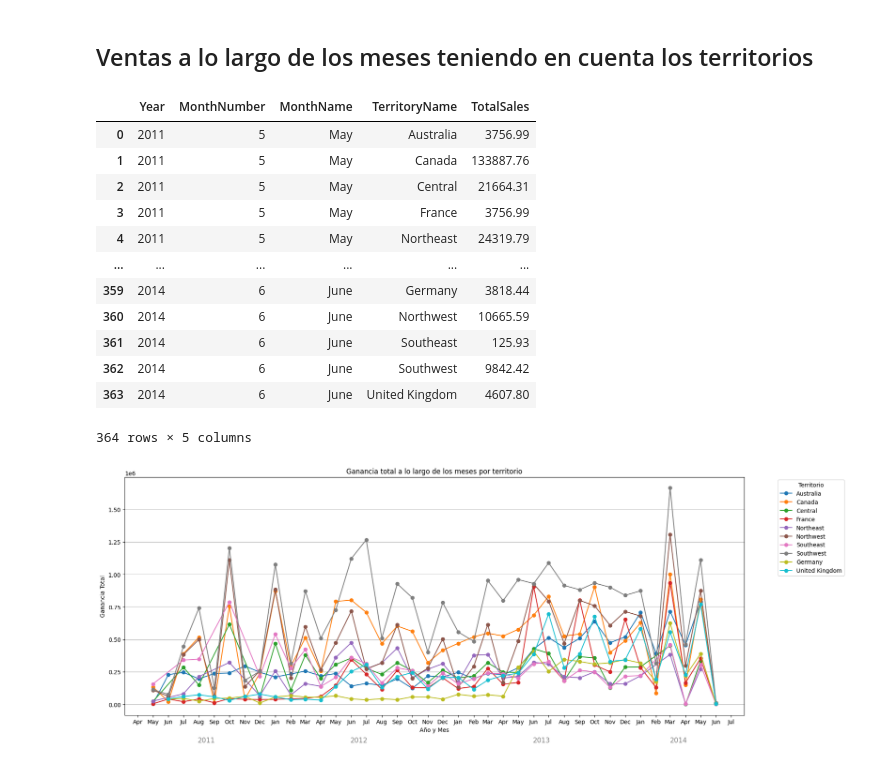
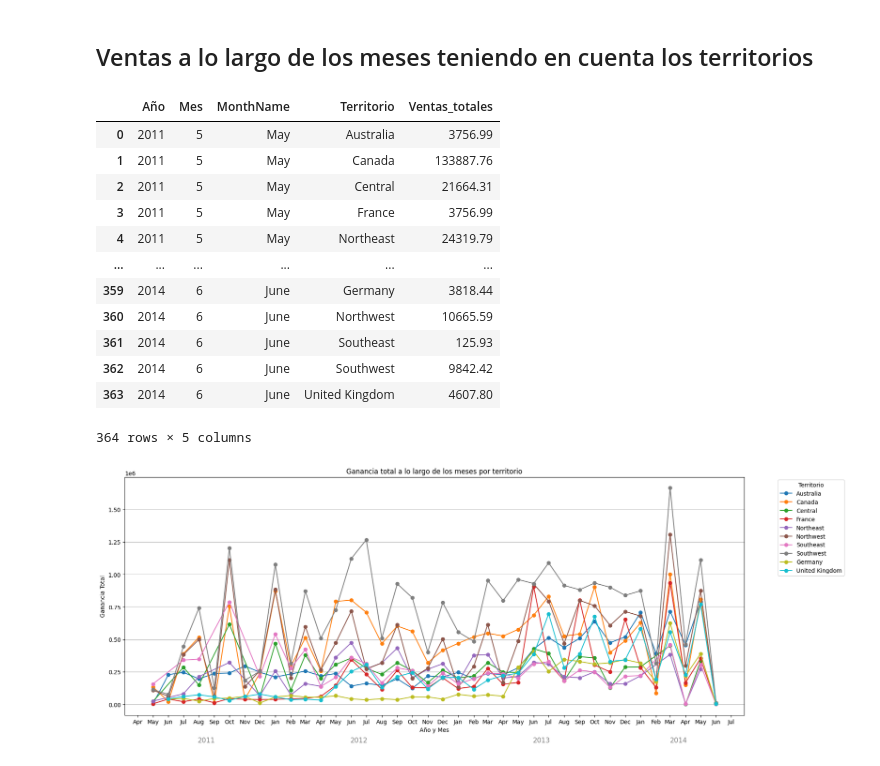
Before and after one commit to fedepicado/Series-temporales-con-SQL, a Jupyter notebook: Analisis descriptivo.ipynb, the cells around one changed output. Drawn from its saved outputs; the diff is of its cells as text; code cells hidden in the pictures.

```diff
--- a/Analisis descriptivo.ipynb
+++ b/Analisis descriptivo.ipynb
@@ -108,22 +105,21 @@ plt.show()
 # Consulta modificada para mostrar la rentabilidad de los territorios a lo largo de los años
 query = """
 SELECT
-    YEAR(soh.OrderDate) AS Year,
-    st.Name AS TerritoryName,
-    SUM(soh.TotalDue) AS TotalSales
-FROM
-    Sales.SalesOrderHeader soh
+    YEAR(soh.OrderDate) AS Año,
+    st.Name AS Territorio,
+    SUM(soh.TotalDue) AS Ventas_totales
+FROM Sales.SalesOrderHeader soh
     JOIN Sales.SalesTerritory st ON soh.TerritoryID = st.TerritoryID
 GROUP BY YEAR(soh.OrderDate), st.Name
-ORDER BY Year ASC, TotalSales DESC;
+ORDER BY Año ASC, Ventas_totales DESC;
 """
 territorios_ventas_anio = pd.read_sql(query, engine)
 
 # Gráfico de la rentabilidad de los territorios a lo largo de los años
 plt.figure(figsize=(16,7))
-for territorio in territorios_ventas_anio['TerritoryName'].unique():
-    datos_territorio = territorios_ventas_anio[territorios_ventas_anio['TerritoryName'] == territorio]
-    plt.plot(datos_territorio['Year'], datos_territorio['TotalSales'], marker='o', label=territorio)
+for territorio in territorios_ventas_anio['Territorio'].unique():
+    datos_territorio = territorios_ventas_anio[territorios_ventas_anio['Territorio'] == territorio]
+    plt.plot(datos_territorio['Año'], datos_territorio['Ventas_totales'], marker='o', label=territorio)
 
 plt.xlabel('Año')
 plt.ylabel('Ganancia')
@@ -228,20 +221,16 @@ plt.show()
 # %%
 query = """
 SELECT
-    YEAR(soh.OrderDate) AS Year,
-    MONTH(soh.OrderDate) AS MonthNumber,
+    YEAR(soh.OrderDate) AS Año,
+    MONTH(soh.OrderDate) AS Mes,
     DATENAME(MONTH, soh.OrderDate) AS MonthName,
-    st.Name AS TerritoryName,
-    ROUND(SUM(soh.TotalDue), 2) AS TotalSales
+    st.Name AS Territorio,
+    ROUND(SUM(soh.TotalDue), 2) AS Ventas_totales
 FROM
     Sales.SalesOrderHeader soh
     LEFT JOIN Sales.SalesTerritory st ON soh.TerritoryID = st.TerritoryID
-GROUP BY
-    YEAR(soh.OrderDate),
-    MONTH(soh.OrderDate),
-    DATENAME(MONTH, soh.OrderDate),
-    st.Name
-ORDER BY Year ASC, MonthNumber ASC, TerritoryName ASC;
+GROUP BY YEAR(soh.OrderDate), MONTH(soh.OrderDate), DATENAME(MONTH, soh.OrderDate), st.Name
+ORDER BY Año ASC, Mes ASC, Territorio ASC;
 """
 
 ventas_por_anio_mes_territorio = pd.read_sql(query, engine)
@@ -249,18 +238,18 @@ display(ventas_por_anio_mes_territorio)
 
 # Crear una columna de fecha para el eje X
 ventas_por_anio_mes_territorio['Fecha'] = pd.to_datetime(
-    ventas_por_anio_mes_territorio['Year'].astype(str) + '-' + ventas_por_anio_mes_territorio['MonthNumber'].astype(str) + '-01'
+    ventas_por_anio_mes_territorio['Año'].astype(str) + '-' + ventas_por_anio_mes_territorio['Mes'].astype(str) + '-01'
 )
 
 plt.figure(figsize=(16,7))
 
 # Graficar una línea por territorio
-territorios = ventas_por_anio_mes_territorio['TerritoryName'].unique()
+territorios = ventas_por_anio_mes_territorio['Territorio'].unique()
 for territorio in territorios:
-    datos_territorio = ventas_por_anio_mes_territorio[ventas_por_anio_mes_territorio['TerritoryName'] == territorio]
+    datos_territorio = ventas_por_anio_mes_territorio[ventas_por_anio_mes_territorio['Territorio'] == territorio]
     plt.plot(
         datos_territorio['Fecha'],
-        datos_territorio['TotalSales'],
+        datos_territorio['Ventas_totales'],
         marker='o',
         label=territorio
     )
@@ -274,36 +263,36 @@ import matplotlib.dates as mdates
 
 ax = plt.gca()
 # Mostrar ticks mensuales
 ax.xaxis.set_major_locator(mdates.MonthLocator())
 ax.xaxis.set_major_formatter(mdates.DateFormatter('%b'))
 
 # Añadir llaves para los años
-years = ventas_por_anio_mes_territorio['Year'].unique()
+years = ventas_por_anio_mes_territorio['Año'].unique()
 for year in years:
-    fechas_anio = ventas_por_anio_mes_territorio[ventas_por_anio_mes_territorio['Year'] == year]['Fecha']
+    fechas_anio = ventas_por_anio_mes_territorio[ventas_por_anio_mes_territorio['Año'] == year]['Fecha']
     if not fechas_anio.empty:
         x0 = fechas_anio.min()
         x1 = fechas_anio.max()
         y_min, y_max = ax.get_ylim()
         ax.annotate(
             '',
             xy=(x0, y_min - (y_max-y_min)*0.05),
             xytext=(x1, y_min - (y_max-y_min)*0.05),
             arrowprops=dict(arrowstyle='-[,widthB=8.0,lengthB=1.0', lw=2, color='gray')
         )
         ax.text(
             x0 + (x1 - x0)/2,
             y_min - (y_max-y_min)*0.09,
             str(year),
             ha='center', va='top', fontsize=12, color='gray'
         )
 
 plt.tight_layout()
 plt.grid(True, axis='y')
 plt.legend(title='Territorio', bbox_to_anchor=(1.05, 1), loc='upper left')
 plt.show()
 # %% [output]
-|  | Year | MonthNumber | MonthName | TerritoryName | TotalSales |
+|  | Año | Mes | MonthName | Territorio | Ventas_totales |
 | 0 | 2011 | 5 | May | Australia | 3756.99 |
 | 1 | 2011 | 5 | May | Canada | 133887.76 |
 | 2 | 2011 | 5 | May | Central | 21664.31 |
```
Also changed, not shown: parts of 3 cells of this notebook.
